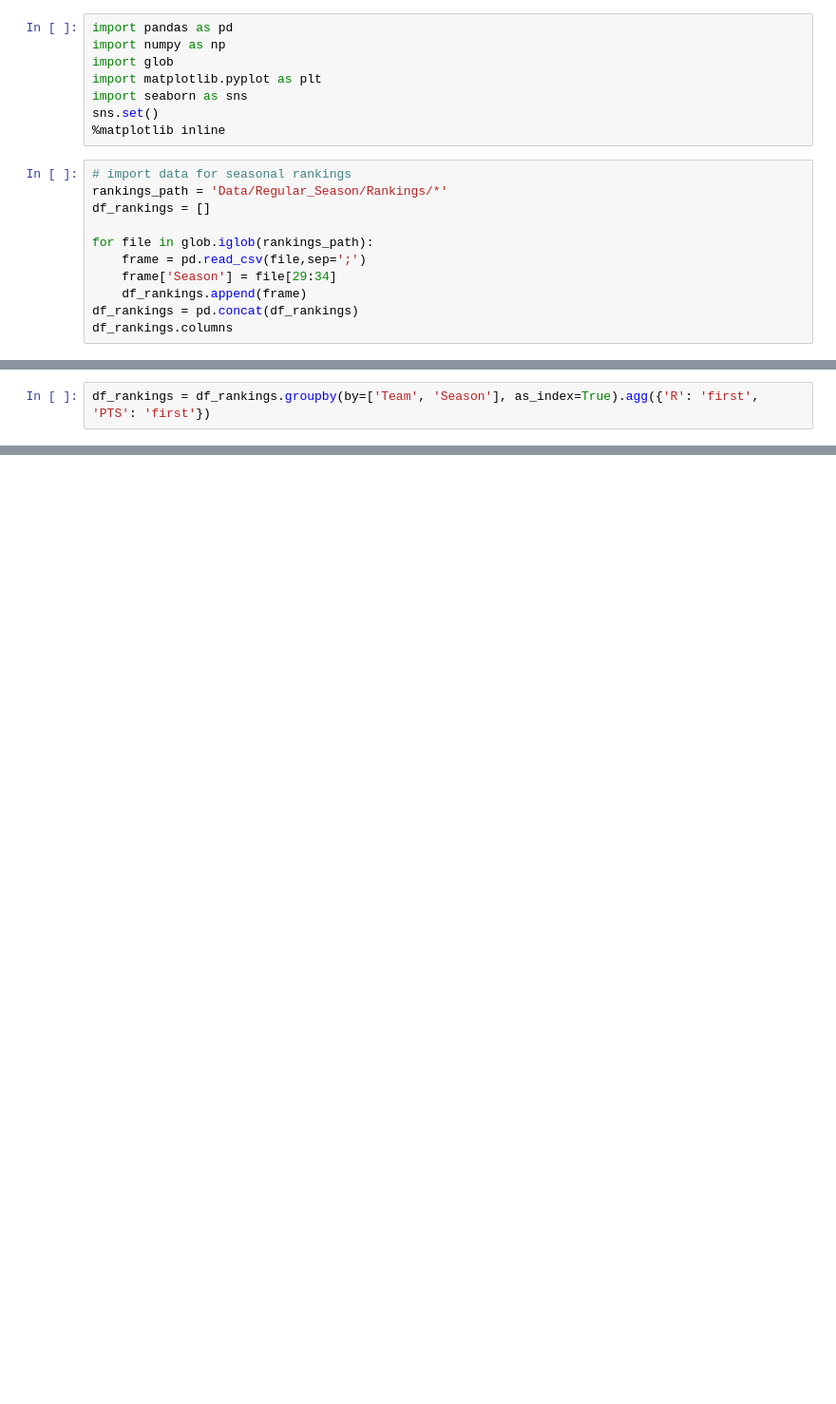
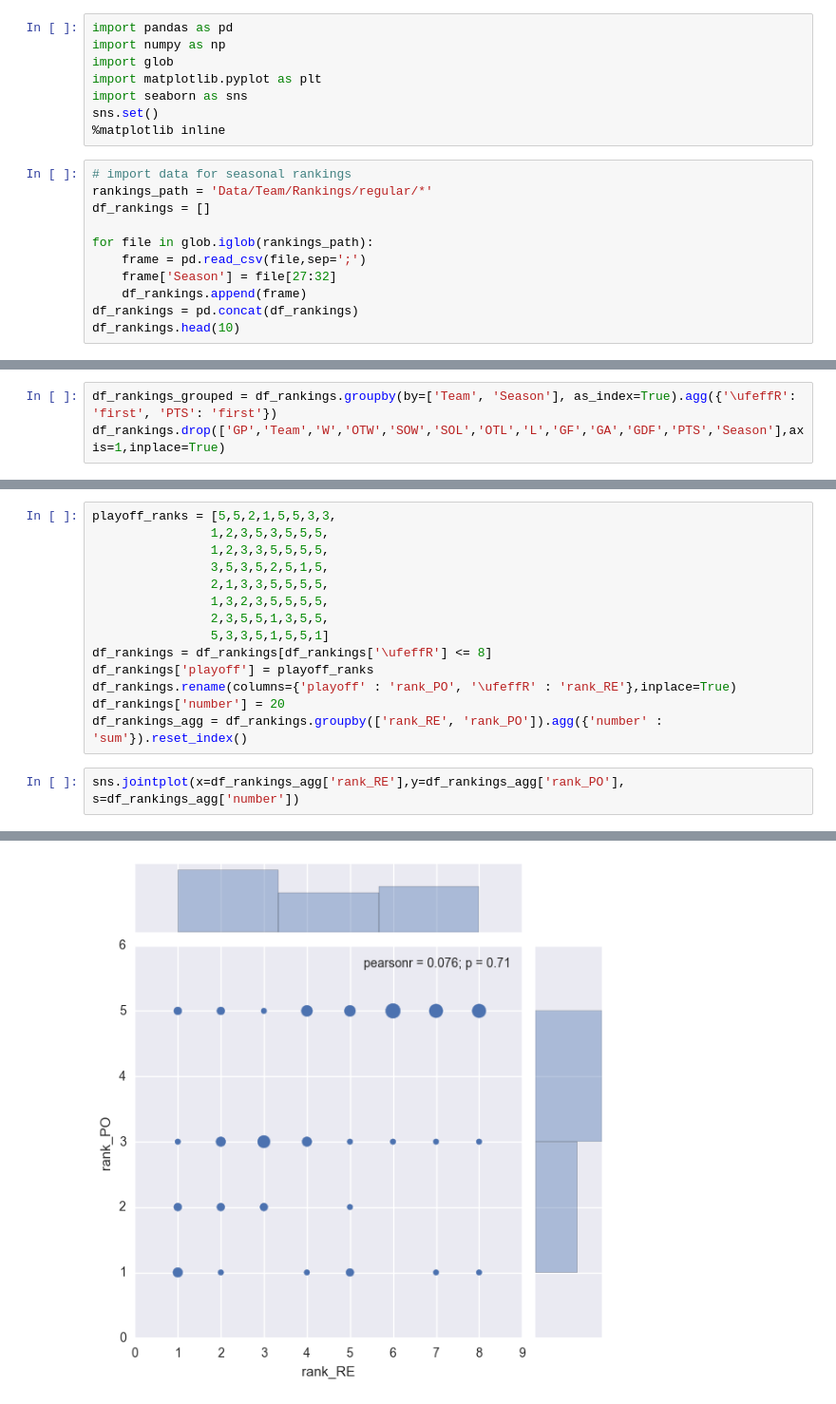
Before and after one commit to Gronlaen/swiss-ice-hockey-playoffs-prediction, a Jupyter notebook: Viz.ipynb, the cells around one changed output, grey strips where cells are left out. Shown: that part at 95% size. Saved outputs shown, nothing was run; the diff lists cells and outputs as text; blank space fills up the shorter version.

Commit message:
rank playoff versus regular season - plot

```diff
--- a/Viz.ipynb
+++ b/Viz.ipynb
@@ -8,13 +8,13 @@ sns.set()
 %matplotlib inline
 # %%
 # import data for seasonal rankings
-rankings_path = 'Data/Regular_Season/Rankings/*'
+rankings_path = 'Data/Team/Rankings/regular/*'
 df_rankings = []
 
 for file in glob.iglob(rankings_path):
     frame = pd.read_csv(file,sep=';')
-    frame['Season'] = file[29:34]
+    frame['Season'] = file[27:32]
     df_rankings.append(frame)
 df_rankings = pd.concat(df_rankings)
-df_rankings.columns
+df_rankings.head(10)
 # %% [output]
@@ -28,6 +36,7 @@ t1 = temp.sort_values(by='R',inplace=False)
 t2 = temp.sort_values(by='PTS',ascending=False)
 # %%
-df_rankings = df_rankings.groupby(by=['Team', 'Season'], as_index=True).agg({'R': 'first', 'PTS': 'first'})
+df_rankings_grouped = df_rankings.groupby(by=['Team', 'Season'], as_index=True).agg({'\ufeffR': 'first', 'PTS': 'first'})
+df_rankings.drop(['GP','Team','W','OTW','SOW','SOL','OTL','L','GF','GA','GDF','PTS','Season'],axis=1,inplace=True)
 # %%
 # plot
 plt.figure(figsize=(12,4))
@@ -50,0 +58,17 @@ df_rankings.plot()
+# %%
+playoff_ranks = [5,5,2,1,5,5,3,3,
+                1,2,3,5,3,5,5,5,
+                1,2,3,3,5,5,5,5,
+                3,5,3,5,2,5,1,5,
+                2,1,3,3,5,5,5,5,
+                1,3,2,3,5,5,5,5,
+                2,3,5,5,1,3,5,5,
+                5,3,3,5,1,5,5,1]
+df_rankings = df_rankings[df_rankings['\ufeffR'] <= 8]
+df_rankings['playoff'] = playoff_ranks
+df_rankings.rename(columns={'playoff' : 'rank_PO', '\ufeffR' : 'rank_RE'},inplace=True)
+df_rankings['number'] = 20
+df_rankings_agg = df_rankings.groupby(['rank_RE', 'rank_PO']).agg({'number' : 'sum'}).reset_index()
+# %%
+sns.jointplot(x=df_rankings_agg['rank_RE'],y=df_rankings_agg['rank_PO'], s=df_rankings_agg['number'])
+# %% [output]
@@ -50,0 +76 @@ df_rankings.plot()
+[figure, added]
```
Also changed, not shown: parts of 6 cells of this notebook.
